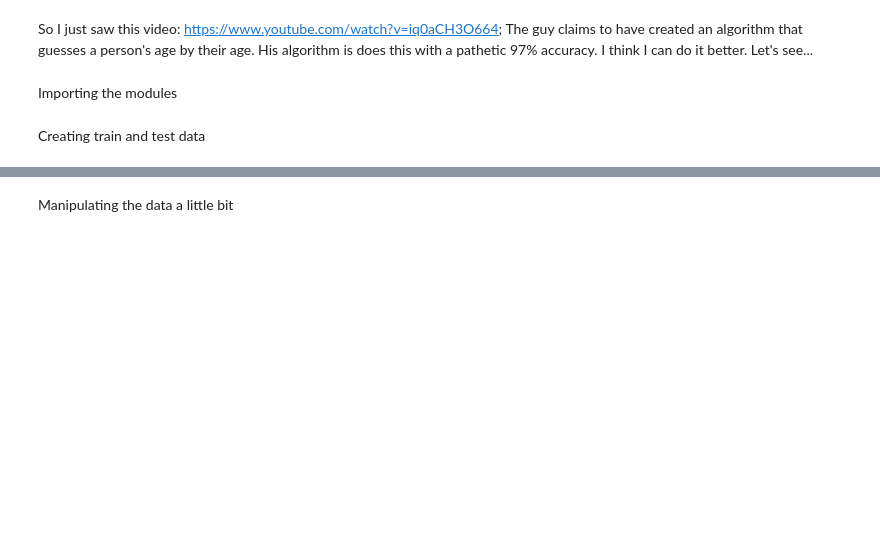
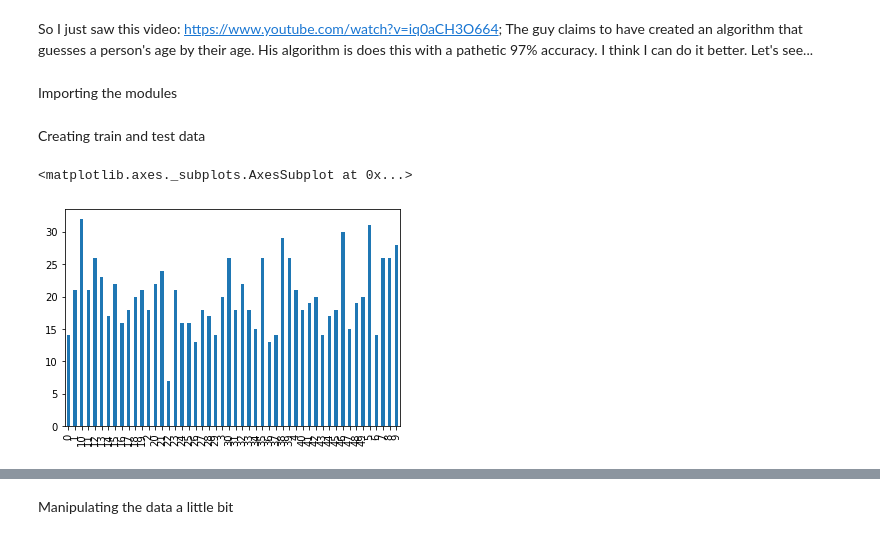
Before and after one commit to psbtok/machine-learning, a Jupyter notebook: predict-age-knowing-age/main.ipynb, the cells around one changed output, grey strips where cells are left out. Saved outputs shown, nothing was run; the diff lists cells and outputs as text; code cells hidden in the pictures; blank space fills up the shorter version.

```diff
--- a/predict-age-knowing-age/main.ipynb
+++ b/predict-age-knowing-age/main.ipynb
@@ -17,6 +17,11 @@ x_train['age'] = x_train['age'].apply(str)
 d = {'age': np.random.randint(50, size=200)}
 x_test = pd.DataFrame(data=d)
 x_test['age'] = x_test['age'].apply(str)
+# %%
+x_train['age'].value_counts().sort_index().plot.bar()
+# %% [output]
+<matplotlib.axes._subplots.AxesSubplot at 0x...>
+[figure, added]
 # %%
 x_train.describe()
 # %% [output]
```
Also changed, not shown: parts of 8 cells of this notebook.
